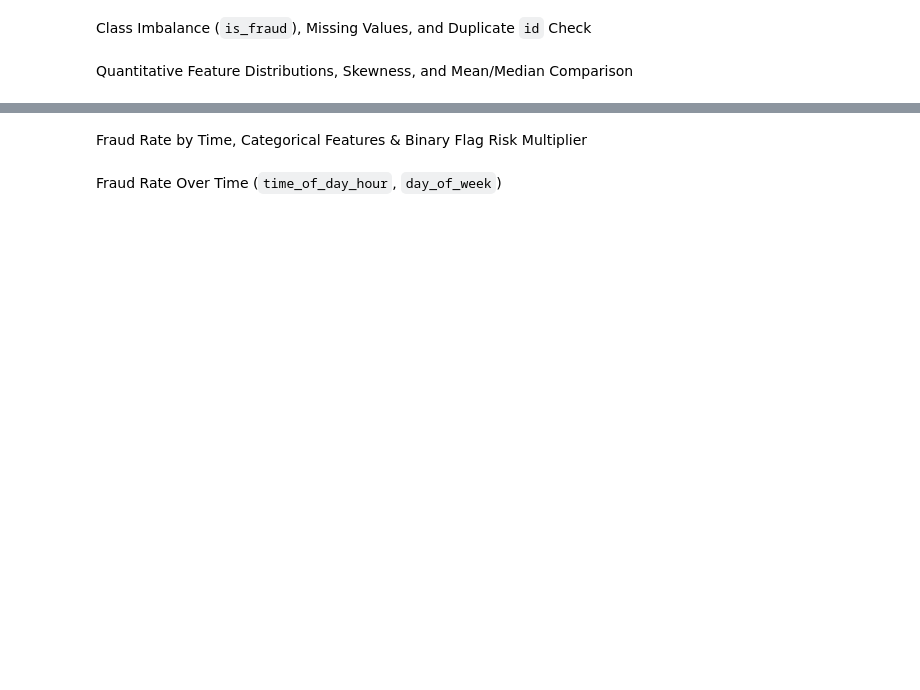
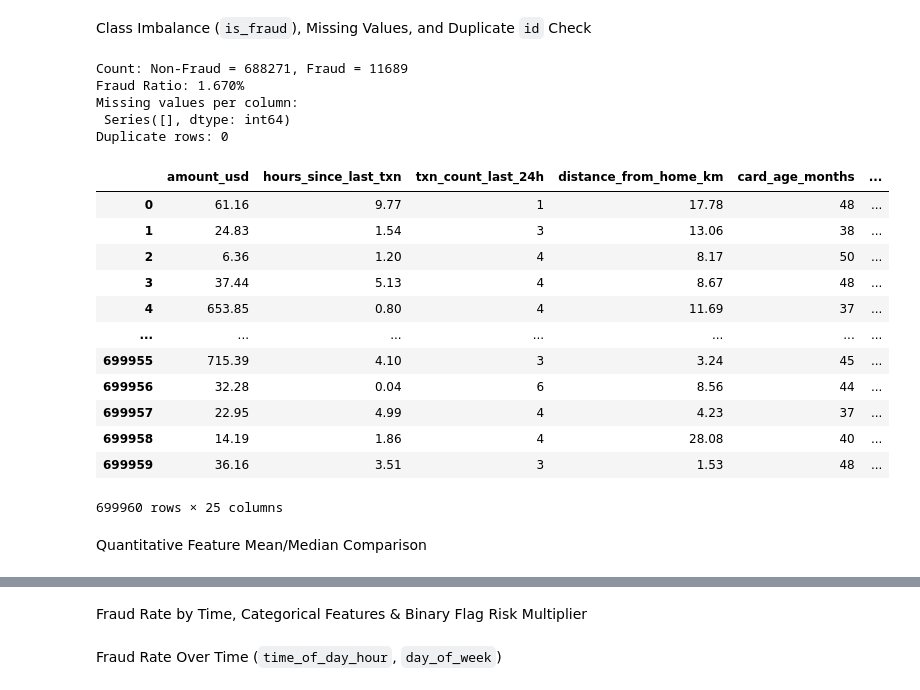
Before and after one commit to VuHaiLinh-24021547/Credit-Card-Fraud-Prediction, a Jupyter notebook: credit_card_fraud.ipynb, the cells around one changed output, grey strips where cells are left out. Saved outputs shown, nothing was run; the diff lists cells and outputs as text; code cells hidden in the pictures; blank space fills up the shorter version.

```diff
--- a/credit_card_fraud.ipynb
+++ b/credit_card_fraud.ipynb
@@ -91,2 +33,34 @@ plt.show()
+# %%
+df = pd.read_csv("train.csv")
+
+fraud_counts = df['is_fraud'].value_counts()
+fraud_rate = df['is_fraud'].value_counts(normalize=True) * 100
+
+print(f"Count: Non-Fraud = {fraud_counts[0]}, Fraud = {fraud_counts[1]}")
+print(f"Fraud Ratio: {fraud_rate[1]:.3f}%")
+
+print("Missing values per column:\n", df.isnull().sum()[df.isnull().sum() > 0])
+print("Duplicate rows:", df.duplicated(subset=['id']).sum())
+
+df.drop(columns=['id'])
+# %% [output]
+Count: Non-Fraud = 688271, Fraud = 11689
+Fraud Ratio: 1.670%
+Missing values per column:
+ Series([], dtype: int64)
+Duplicate rows: 0
+|  | amount_usd | hours_since_last_txn | txn_count_last_24h | distance_from_home_km | card_age_months | ... |
+| 0 | 61.16 | 9.77 | 1 | 17.78 | 48 | ... |
+| 1 | 24.83 | 1.54 | 3 | 13.06 | 38 | ... |
+| 2 | 6.36 | 1.20 | 4 | 8.17 | 50 | ... |
+| 3 | 37.44 | 5.13 | 4 | 8.67 | 48 | ... |
+| 4 | 653.85 | 0.80 | 4 | 11.69 | 37 | ... |
+| ... | ... | ... | ... | ... | ... | ... |
+| 699955 | 715.39 | 4.10 | 3 | 3.24 | 45 | ... |
+| 699956 | 32.28 | 0.04 | 6 | 8.56 | 44 | ... |
+| 699957 | 22.95 | 4.99 | 4 | 4.23 | 37 | ... |
+| 699958 | 14.19 | 1.86 | 4 | 28.08 | 40 | ... |
+| 699959 | 36.16 | 3.51 | 3 | 1.53 | 48 | ... |
+699960 rows × 25 columns
 # %% [markdown]
-Quantitative Feature Distributions, Skewness, and Mean/Median Comparison
+Quantitative Feature Mean/Median Comparison
```
Also changed, not shown: parts of 16 cells of this notebook.
